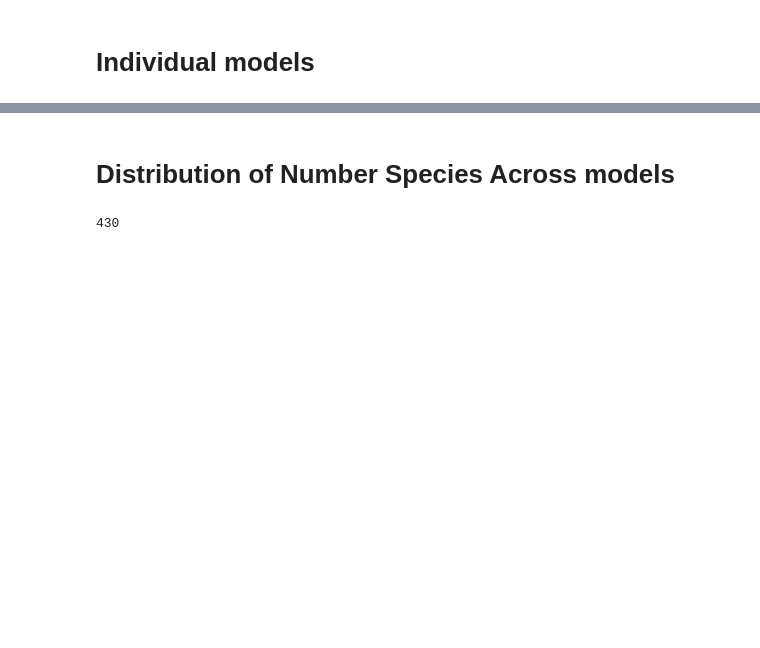
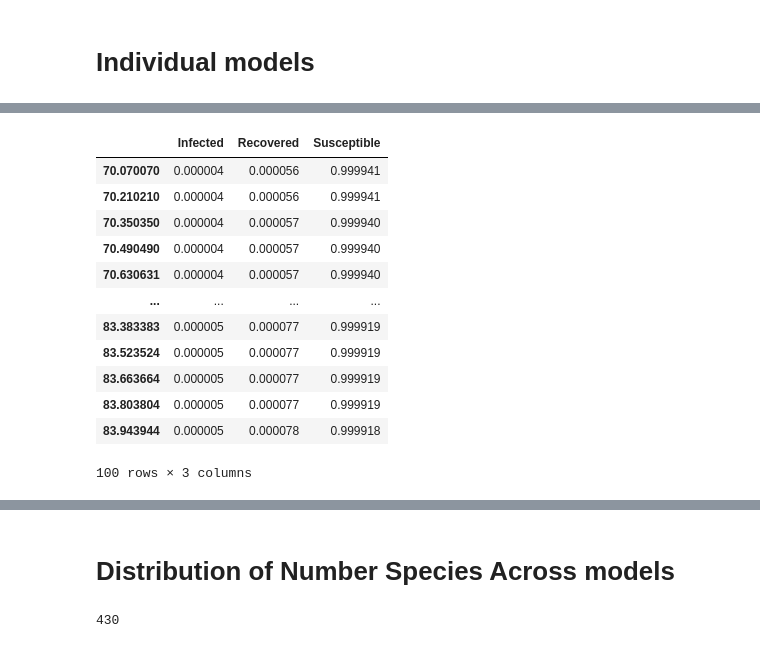
Before and after one commit to ModelEngineering/linearity_analysis, a Jupyter notebook: notebooks/piecewise_predictions.ipynb, the cells around one changed output, grey strips where cells are left out. Drawn from its saved outputs; the diff is of its cells as text; code cells hidden in the pictures; blank space fills up the shorter version.

```diff
--- a/notebooks/piecewise_predictions.ipynb
+++ b/notebooks/piecewise_predictions.ipynb
@@ -45,0 +62,16 @@ for model_num in [1045]:
+# %%
+psd.predict().iloc[500:600, :]
+# %% [output]
+|  | Infected | Recovered | Susceptible |
+| 70.070070 | 0.000004 | 0.000056 | 0.999941 |
+| 70.210210 | 0.000004 | 0.000056 | 0.999941 |
+| 70.350350 | 0.000004 | 0.000057 | 0.999940 |
+| 70.490490 | 0.000004 | 0.000057 | 0.999940 |
+| 70.630631 | 0.000004 | 0.000057 | 0.999940 |
+| ... | ... | ... | ... |
+| 83.383383 | 0.000005 | 0.000077 | 0.999919 |
+| 83.523524 | 0.000005 | 0.000077 | 0.999919 |
+| 83.663664 | 0.000005 | 0.000077 | 0.999919 |
+| 83.803804 | 0.000005 | 0.000077 | 0.999919 |
+| 83.943944 | 0.000005 | 0.000078 | 0.999918 |
+100 rows × 3 columns
```
Also changed, not shown: parts of 6 cells of this notebook, 4 other files.
